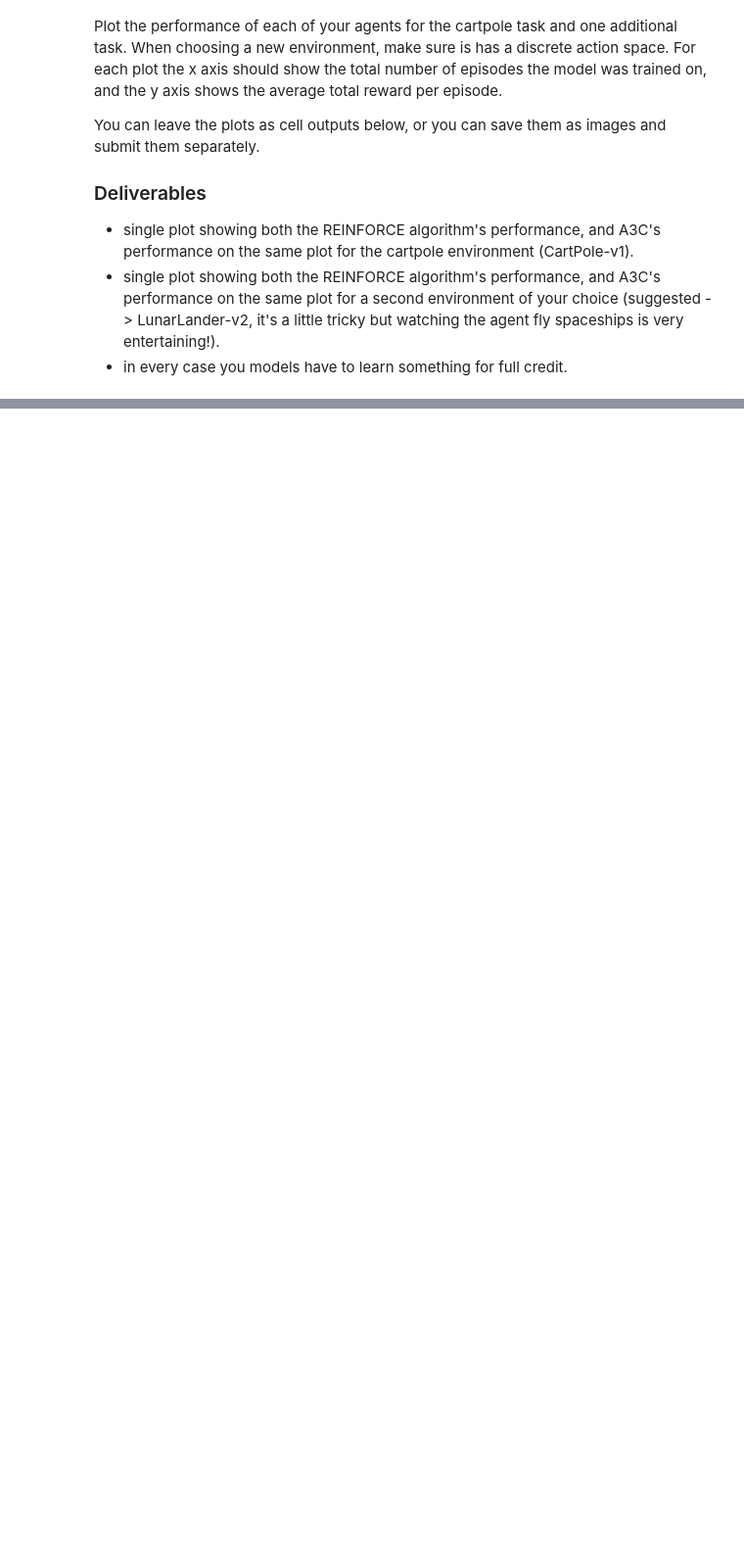
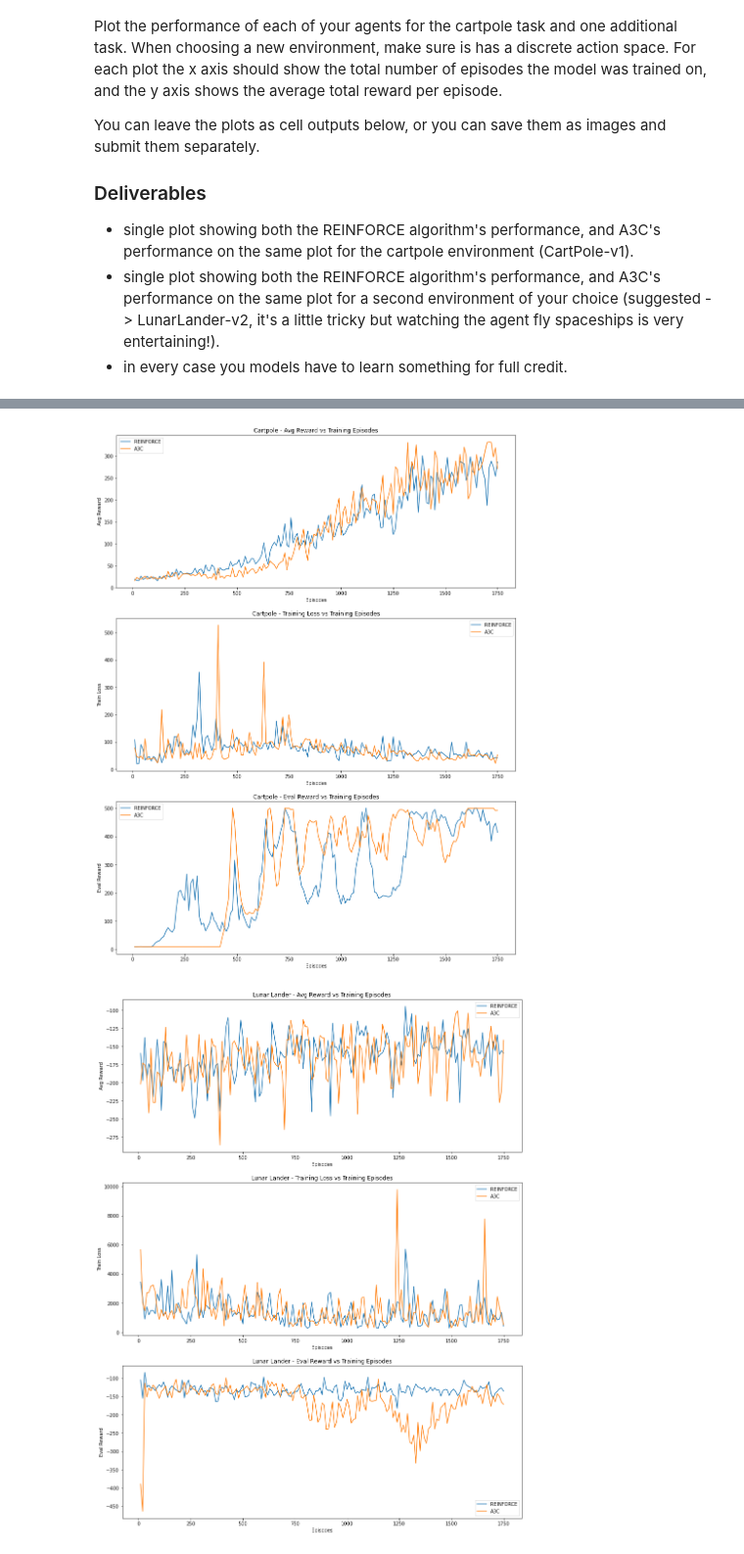
Before and after one commit to girishvn/rl-hw, a Jupyter notebook: rl_hw_problems.ipynb, the cells around one changed output, grey strips where cells are left out. Shown at 98% size. Cells and saved outputs as stored; diff of their text form; code cells hidden in the pictures; blank space fills up the shorter version.

Commit message:
A3C and REINFORCE for pole cart, lunar lander, acrobot complete

```diff
--- a/rl_hw_problems.ipynb
+++ b/rl_hw_problems.ipynb
@@ -671,32 +728,102 @@ if CARTPOLE:
     plt.ylabel('Eval Reward')
     plt.title('Cartpole - Eval Reward vs Training Episodes')
 
+    plt.savefig('outputImgs/CP_REINFORCEvA3C')
+
+if LUNARLANDER:
+    with open('data/lunarlanderREINFORCE_conv.pkl', 'rb') as lunarlanderREINFORCE_conv:
+        llRDict_conv = pkl.load(lunarlanderREINFORCE_conv)
+        llREINFORCE_conv_episode = llRDict_conv['episodeList']
+        llREINFORCE_conv_totalReward = llRDict_conv['totalRewardList']
+        llREINFORCE_conv_trainLoss = llRDict_conv['trainLossList']
+        llREINFORCE_conv_evalReward = llRDict_conv['evalRewardList']
+
+    with open('data/lunarlanderA3C_conv.pkl', 'rb') as lunarlanderA3C_conv:
+        llADict_conv = pkl.load(lunarlanderA3C_conv)
+        llA3C_conv_episode = llADict_conv['episodeList']
+        llA3C_conv_totalReward = llADict_conv['totalRewardList']
+        llA3C_conv_trainLoss = llADict_conv['trainLossList']
+        llA3C_conv_evalReward = llADict_conv['evalRewardList']
+
+    plt.figure(figsize=(15,20))
+    plt.tight_layout()
+
+    plt.subplot(3,1,1)
+    plt.plot(llREINFORCE_conv_episode[0:175], llREINFORCE_conv_totalReward[0:175], label="REINFORCE")
+    plt.plot(llA3C_conv_episode[0:175], llA3C_conv_totalReward[0:175], label="A3C")
+
+    plt.legend()
+    plt.xlabel('Episodes')
+    plt.ylabel('Avg Reward')
+    plt.title('Lunar Lander - Avg Reward vs Training Episodes')
+
+    plt.subplot(3,1,2)
+    plt.plot(llREINFORCE_conv_episode[0:175], llREINFORCE_conv_trainLoss[0:175], label="REINFORCE")
+    plt.plot(llA3C_conv_episode[0:175], llA3C_conv_trainLoss[0:175], label="A3C")
+
+    plt.legend()
+    plt.xlabel('Episodes')
+    plt.ylabel('Train Loss')
+    plt.title('Lunar Lander - Training Loss vs Training Episodes')
+
+    plt.subplot(3,1,3)
+    plt.plot(llREINFORCE_conv_episode[0:175], llREINFORCE_conv_evalReward[0:175], label="REINFORCE")
+    plt.plot(llA3C_conv_episode[0:175], llA3C_conv_evalReward[0:175], label="A3C")
+
+    plt.legend()
+    plt.xlabel('Episodes')
+    plt.ylabel('Eval Reward')
+    plt.title('Lunar Lander - Eval Reward vs Training Episodes')
+
+    plt.savefig('outputImgs/LL_REINFORCEvA3C')
+
 
 if ACROBAT:
     with open('data/acrobatREINFORCE_conv.pkl', 'rb') as acrobatREINFORCE_conv:
         abRDict_conv = pkl.load(acrobatREINFORCE_conv)
         abREINFORCE_conv_episode = abRDict_conv['episodeList']
         abREINFORCE_conv_totalReward = abRDict_conv['totalRewardList']
         abREINFORCE_conv_trainLoss = abRDict_conv['trainLossList']
         abREINFORCE_conv_evalReward = abRDict_conv['evalRewardList']
 
+    with open('data/acrobatA3C_conv.pkl', 'rb') as acrobatA3C_conv:
+        abADict_conv = pkl.load(acrobatA3C_conv)
+        abA3C_conv_episode = abADict_conv['episodeList']
+        abA3C_conv_totalReward = abADict_conv['totalRewardList']
+        abA3C_conv_trainLoss = abADict_conv['trainLossList']
+        abA3C_conv_evalReward = abADict_conv['evalRewardList']
+
     plt.figure(figsize=(15,20))
     plt.tight_layout()
 
     plt.subplot(3,1,1)
     plt.plot(abREINFORCE_conv_episode[0:175], abREINFORCE_conv_totalReward[0:175], label="REINFORCE")
+    plt.plot(abA3C_conv_episode[0:175], abA3C_conv_totalReward[0:175], label="A3C")
+
+    plt.legend()
     plt.xlabel('Episodes')
     plt.ylabel('Avg Reward')
     plt.title('Acrobot - Avg Reward vs Training Episodes')
 
     plt.subplot(3,1,2)
     plt.plot(abREINFORCE_conv_episode[0:175], abREINFORCE_conv_trainLoss[0:175], label="REINFORCE")
+    plt.plot(abA3C_conv_episode[0:175], abA3C_conv_trainLoss[0:175], label="A3C")
+
+    plt.legend()
     plt.xlabel('Episodes')
     plt.ylabel('Train Loss')
     plt.title('Acrobot - Training Loss vs Training Episodes')
 
     plt.subplot(3,1,3)
     plt.plot(abREINFORCE_conv_episode[0:175], abREINFORCE_conv_evalReward[0:175], label="REINFORCE")
+    plt.plot(abA3C_conv_episode[0:175], abA3C_conv_evalReward[0:175], label="A3C")
+
+    plt.legend()
     plt.xlabel('Episodes')
     plt.ylabel('Eval Reward')
     plt.title('Acrobot - Eval Reward vs Training Episodes')
+
+    plt.savefig('outputImgs/AB_REINFORCEvA3C')
+# %% [output]
+[figure, added]
+[figure, added]
```
Also changed, not shown: parts of 11 cells of this notebook, 1 other file.
